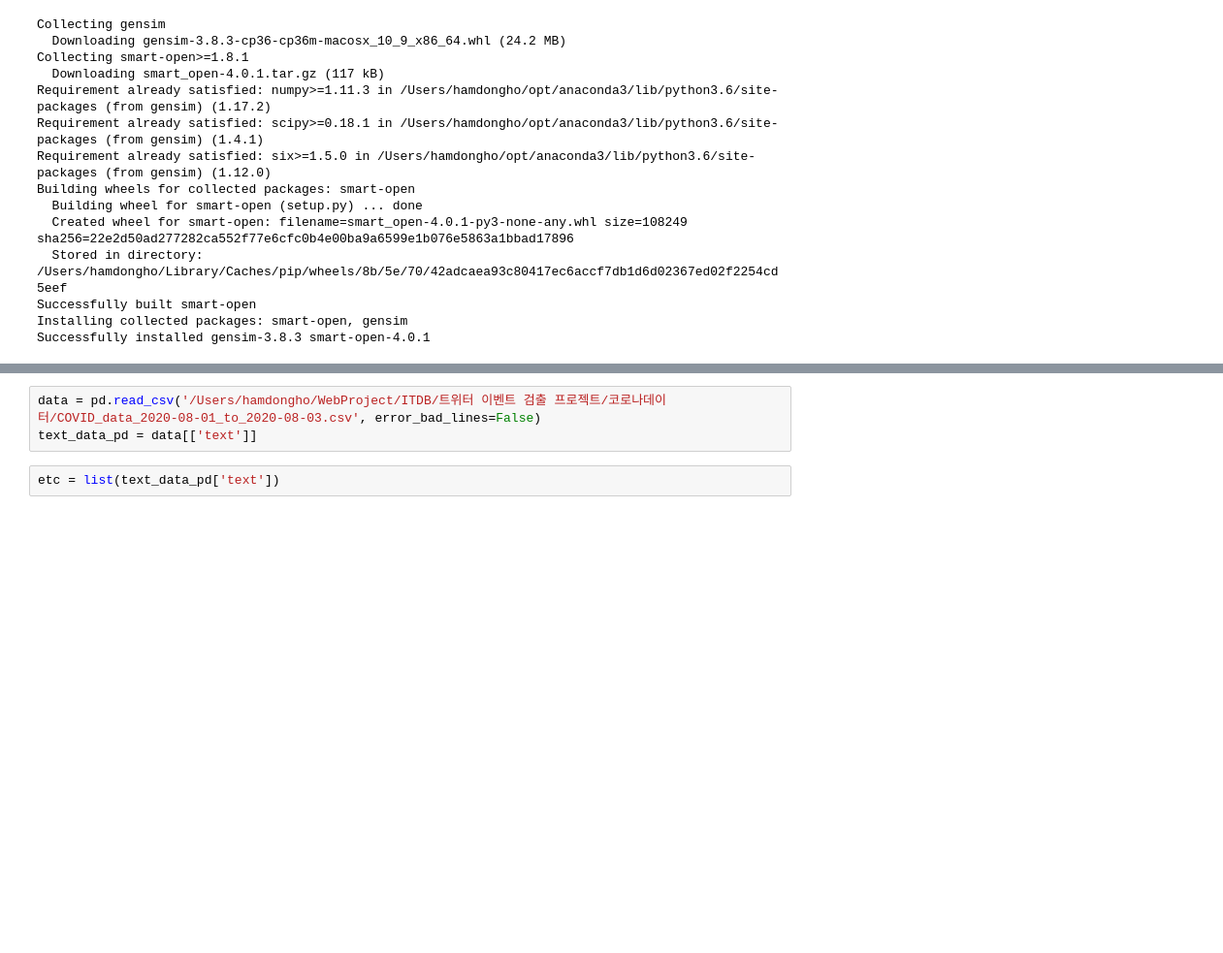
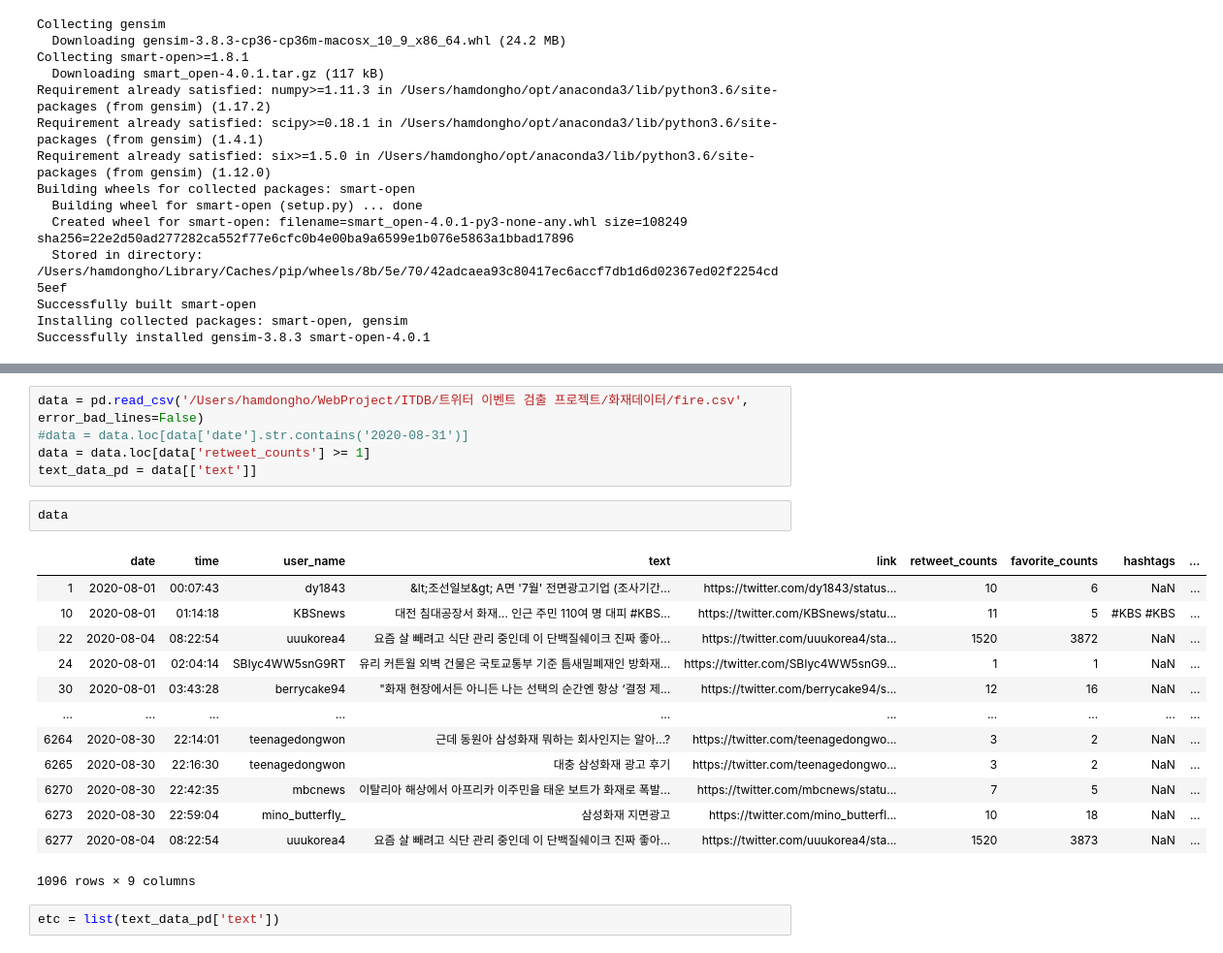
Before and after one commit to HAMDONGHO/Net-DB-Lab-Intern, a Jupyter notebook: 트위터 이벤트 검출 프로젝트/LDA_test.ipynb, the cells around one changed output, grey strips where cells are left out. Shown at 97% size. Drawn from its saved outputs; the diff is of its cells as text; blank space fills up the shorter version.

```diff
--- a/트위터 이벤트 검출 프로젝트/LDA_test.ipynb
+++ b/트위터 이벤트 검출 프로젝트/LDA_test.ipynb
@@ -402,6 +417,24 @@ import gensim
 # %%
-data = pd.read_csv('/Users/hamdongho/WebProject/ITDB/트위터 이벤트 검출 프로젝트/코로나데이터/COVID_data_2020-08-01_to_2020-08-03.csv', error_bad_lines=False)
+data = pd.read_csv('/Users/hamdongho/WebProject/ITDB/트위터 이벤트 검출 프로젝트/화재데이터/fire.csv', error_bad_lines=False)
+#data = data.loc[data['date'].str.contains('2020-08-31')]
+data = data.loc[data['retweet_counts'] >= 1]
 text_data_pd = data[['text']]
+# %%
+data
+# %% [output]
+|  | date | time | user_name | text | link | retweet_counts | favorite_counts | hashtags | ... |
+| 1 | 2020-08-01 | 00:07:43 | dy1843 | &lt;조선일보&gt; A면 '7월' 전면광고기업 (조사기간... | https://twitter.com/dy1843/status... | 10 | 6 | NaN | ... |
+| 10 | 2020-08-01 | 01:14:18 | KBSnews | 대전 침대공장서 화재… 인근 주민 110여 명 대피 #KBS... | https://twitter.com/KBSnews/statu... | 11 | 5 | #KBS #KBS | ... |
+| 22 | 2020-08-04 | 08:22:54 | uuukorea4 | 요즘 살 빼려고 식단 관리 중인데 이 단백질쉐이크 진짜 좋아... | https://twitter.com/uuukorea4/sta... | 1520 | 3872 | NaN | ... |
+| 24 | 2020-08-01 | 02:04:14 | SBIyc4WW5snG9RT | 유리 커튼월 외벽 건물은 국토교통부 기준 틈새밀폐재인 방화재... | https://twitter.com/SBIyc4WW5snG9... | 1 | 1 | NaN | ... |
+| 30 | 2020-08-01 | 03:43:28 | berrycake94 | "화재 현장에서든 아니든 나는 선택의 순간엔 항상 ‘결정 제... | https://twitter.com/berrycake94/s... | 12 | 16 | NaN | ... |
+| ... | ... | ... | ... | ... | ... | ... | ... | ... | ... |
+| 6264 | 2020-08-30 | 22:14:01 | teenagedongwon | 근데 동원아 삼성화재 뭐하는 회사인지는 알아...? | https://twitter.com/teenagedongwo... | 3 | 2 | NaN | ... |
+| 6265 | 2020-08-30 | 22:16:30 | teenagedongwon | 대충 삼성화재 광고 후기 | https://twitter.com/teenagedongwo... | 3 | 2 | NaN | ... |
+| 6270 | 2020-08-30 | 22:42:35 | mbcnews | 이탈리아 해상에서 아프리카 이주민을 태운 보트가 화재로 폭발... | https://twitter.com/mbcnews/statu... | 7 | 5 | NaN | ... |
+| 6273 | 2020-08-30 | 22:59:04 | mino_butterfly_ | 삼성화재 지면광고 | https://twitter.com/mino_butterfl... | 10 | 18 | NaN | ... |
+| 6277 | 2020-08-04 | 08:22:54 | uuukorea4 | 요즘 살 빼려고 식단 관리 중인데 이 단백질쉐이크 진짜 좋아... | https://twitter.com/uuukorea4/sta... | 1520 | 3873 | NaN | ... |
+1096 rows × 9 columns
 # %%
 etc = list(text_data_pd['text'])
 # %%
```
Also changed, not shown: parts of 12 cells of this notebook, 1 other file.
